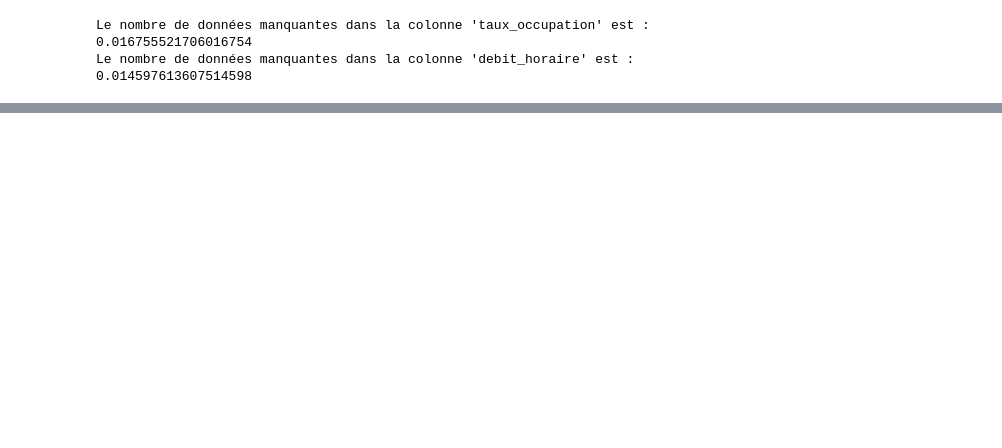
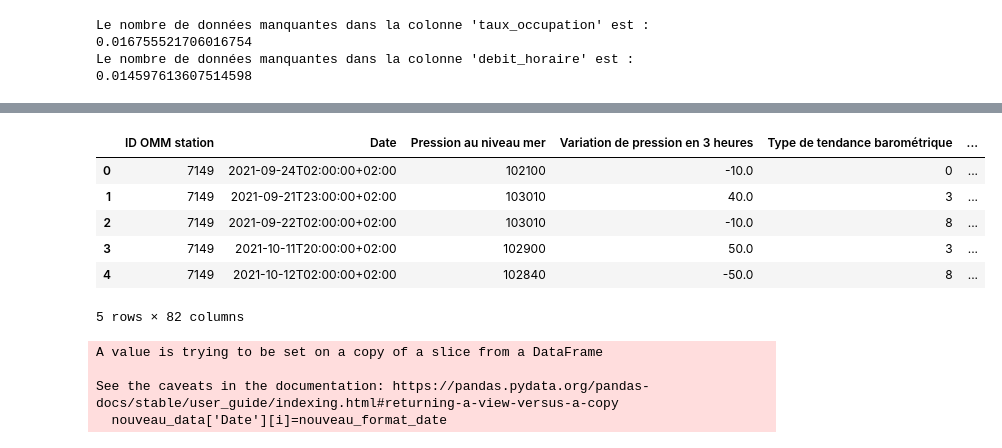
Before and after one commit to maceoduriez/Datathon_BCG_colissiMONSTRE, a Jupyter notebook: datathon_bcg/notebooks/Louis.ipynb, the cells around one changed output, grey strips where cells are left out. Cells and saved outputs as stored; diff of their text form; code cells hidden in the pictures; blank space fills up the shorter version.

```diff
--- a/datathon_bcg/notebooks/Louis.ipynb
+++ b/datathon_bcg/notebooks/Louis.ipynb
@@ -40,0 +60,10 @@ NameError: name 'column' is not defined
+# %%
+meteo.head()
+# %% [output]
+|  | ID OMM station | Date | Pression au niveau mer | Variation de pression en 3 heures | Type de tendance barométrique | ... |
+| 0 | 7149 | 2021-09-24T02:00:00+02:00 | 102100 | -10.0 | 0 | ... |
+| 1 | 7149 | 2021-09-21T23:00:00+02:00 | 103010 | 40.0 | 3 | ... |
+| 2 | 7149 | 2021-09-22T02:00:00+02:00 | 103010 | -10.0 | 8 | ... |
+| 3 | 7149 | 2021-10-11T20:00:00+02:00 | 102900 | 50.0 | 3 | ... |
+| 4 | 7149 | 2021-10-12T02:00:00+02:00 | 102840 | -50.0 | 8 | ... |
+5 rows × 82 columns
@@ -40,0 +100,7 @@ NameError: name 'column' is not defined
+# %%
+meteo_clean=clean_meteo(meteo)
+# %% [output]
+A value is trying to be set on a copy of a slice from a DataFrame
+
+See the caveats in the documentation: https://pandas.pydata.org/pandas-docs/stable/user_guide/indexing.html#returning-a-view-versus-a-copy
+  nouveau_data['Date'][i]=nouveau_format_date
```
Also changed, not shown: parts of 14 cells of this notebook.
